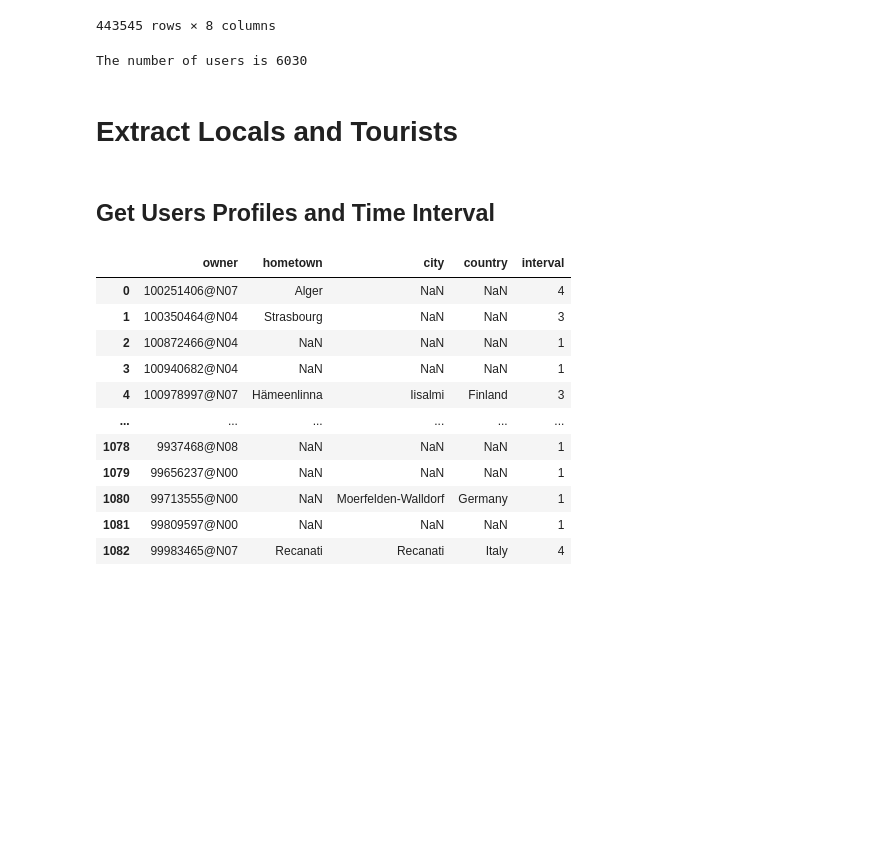
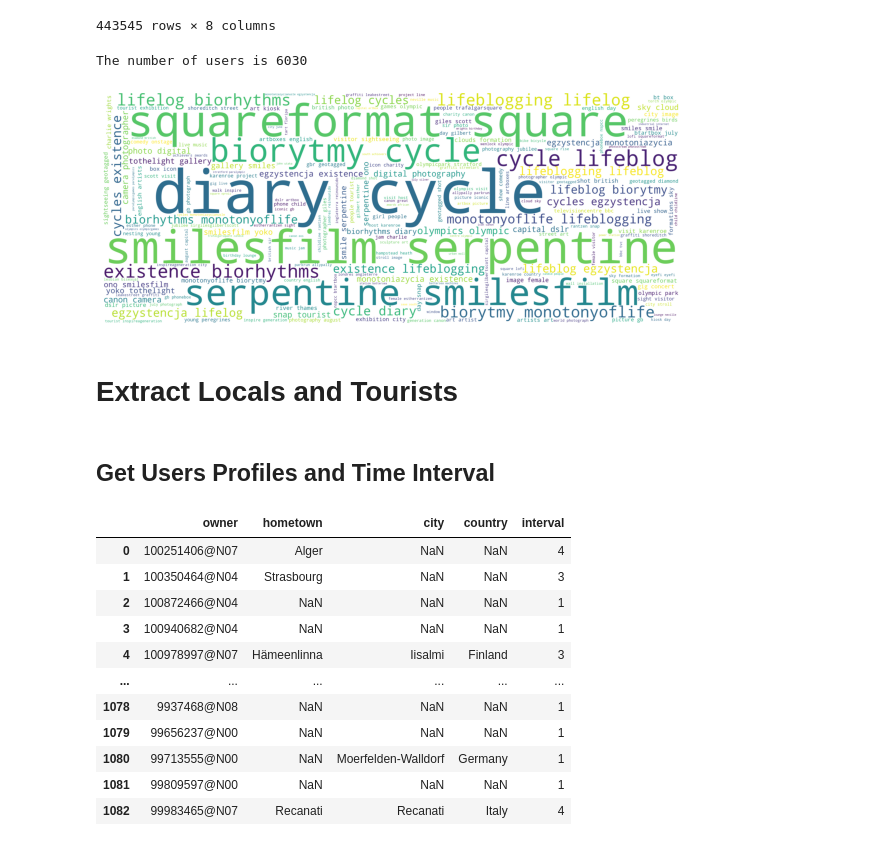
Before and after one commit to leyixu21/Semantic-Trajectory, a Jupyter notebook: clean_flickr_data.ipynb, the cells around one changed output. Saved outputs shown, nothing was run; the diff lists cells and outputs as text; code cells hidden in the pictures; blank space fills up the shorter version.

```diff
--- a/clean_flickr_data.ipynb
+++ b/clean_flickr_data.ipynb
@@ -92,6 +96,4 @@ len(gdf)
 # %%
-# remove non-English tags and tags with non-Ascii characters, special characters, numbers, and stop-word
-
 # define a function to detect non-Ascii characters
 def containsNonAscii(s):
   return any(ord(i)>127 for i in s)
@@ -112,7 +114,7 @@ def containsNonGeneralP(s):
 
 # define a function to detect irrelevant tags
 def containsNonIrreT(s):
-  irrelevant = ['nikon', 'iphoneography', 'flickr', 'instagram']
+  irrelevant = ['nikon', 'iphoneography', 'flickr', 'instagram', 'samsung']
   return all(x not in s for x in irrelevant)
 
 for i, row in gdf.iterrows():
@@ -197,3 +206,8 @@ len(gdf)
+# %%
+# select data from 2012-04-03 to 2013-09-16
+start_date = pd.to_datetime('2012-04-03', format='%Y-%m-%d')
+end_date = pd.to_datetime('2013-09-16', format='%Y-%m-%d')
+gdf = gdf[(gdf['date']>=start_date)&(gdf['date']<=end_date)]
 # %%
 # group data by users
 gdf_gb_users = gdf.groupby('owner', as_index=False)
@@ -347,6 +362,53 @@ semi_2012_2013
 print('The number of users is ' + str(semi_2012_2013['owner'].unique().size))
 # %% [output]
 The number of users is 6030
+# %%
+# get all tags
+tags = list(semi_2012_2013['tags'].apply(lambda x: x.split()))
+# flatten the tags list to 1d
+tags = list(np.concatenate(tags).flat)
+# %%
+# remove tags containing samsung
+for item in tags.copy():
+    if 'samsung' in item:
+        tags.remove(item)
+# %%
+# Python program to generate WordCloud
+
+# importing all necessary modules
+from wordcloud import WordCloud, STOPWORDS
+import matplotlib.pyplot as plt
+import pandas as pd
+
+
+comment_words = ''
+stopwords = set(STOPWORDS)
+
+# iterate through the csv file
+for val in tags:
+  # split the value
+  tokens = val.split()
+
+  # Converts each token into lowercase
+  for i in range(len(tokens)):
+    tokens[i] = tokens[i].lower()
+
+  comment_words += " ".join(tokens)+" "
+
+wordcloud = WordCloud(width = 5000, height = 2000,
+				background_color ='white',
+				stopwords = stopwords,
+				min_font_size = 10).generate(comment_words)
+
+# plot the WordCloud image
+plt.figure(figsize = (8, 8), facecolor = None)
+plt.imshow(wordcloud)
+plt.axis("off")
+plt.tight_layout(pad = 0)
+
+plt.show()
+# %% [output]
+[figure, added]
 # %% [markdown]
 # Extract Locals and Tourists
 # %% [markdown]
```
Also changed, not shown: parts of 14 cells of this notebook.
